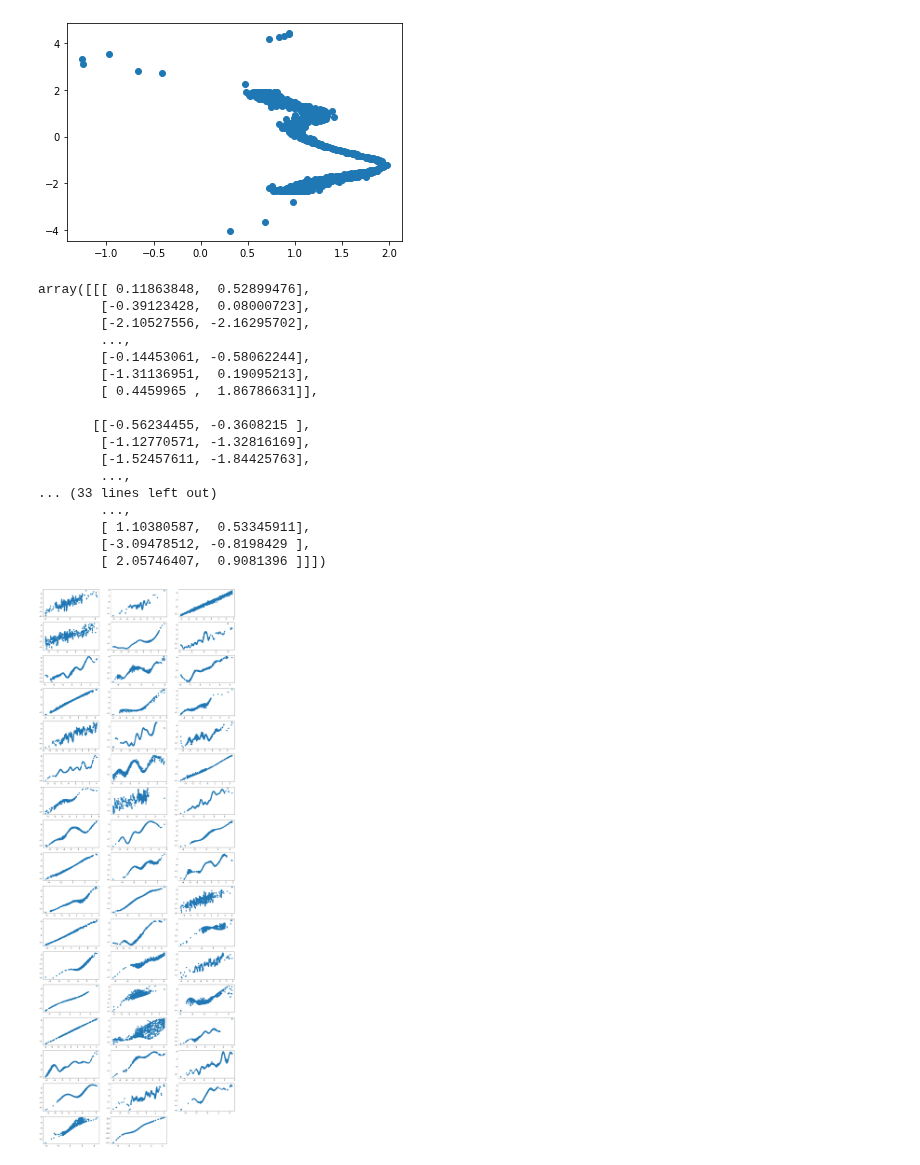
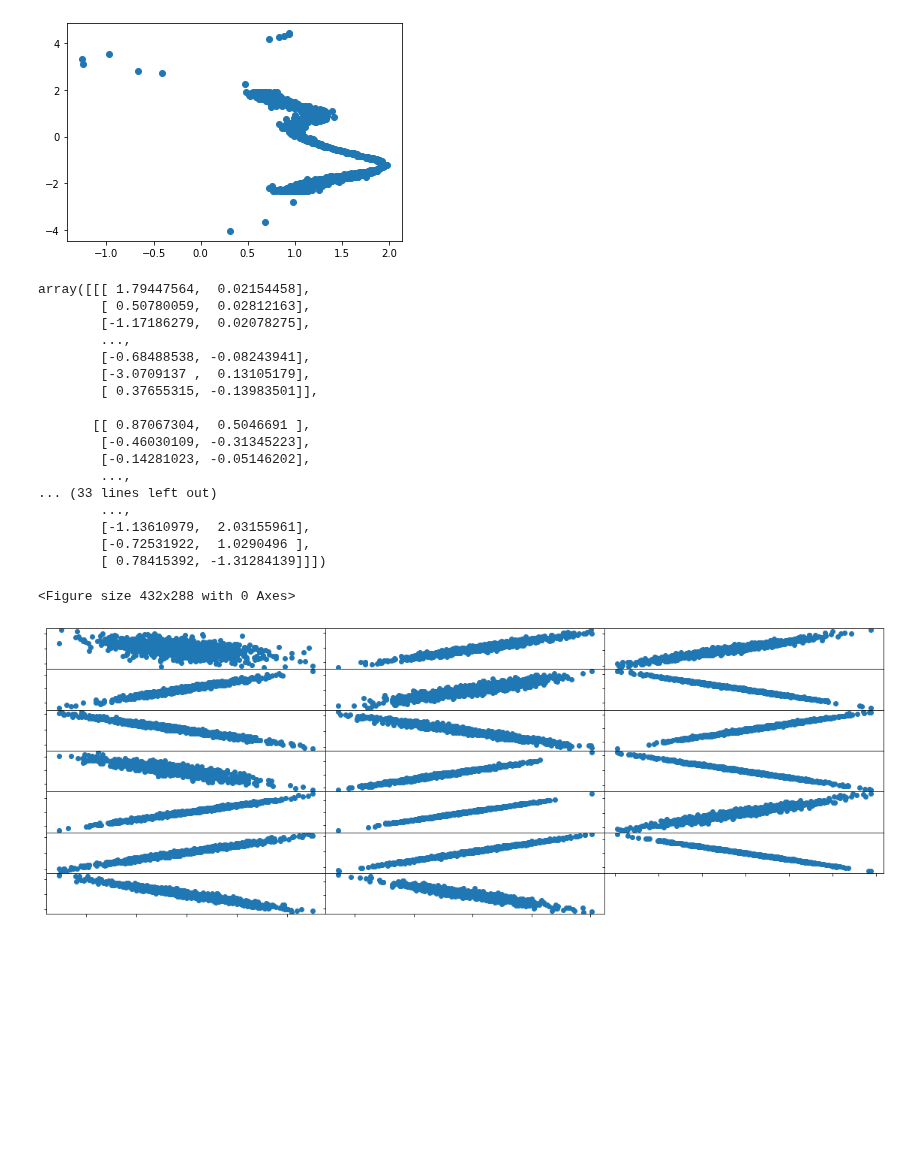
Before and after one commit to Anish144/causal_discovery_bayesian_model_selection, a Jupyter notebook: notebooks/generate_gplvm_data.ipynb, the cells around one changed output. Saved outputs shown, nothing was run; the diff lists cells and outputs as text; code cells hidden in the pictures; blank space fills up the shorter version.

Commit message:
Linear experiments done

```diff
--- a/notebooks/generate_gplvm_data.ipynb
+++ b/notebooks/generate_gplvm_data.ipynb
@@ -108,39 +108,44 @@ import csv
 import numpy as np
 
 
-file = "/vol/bitbucket/ad6013/Research/gp-causal/data/gplvm_pairs/files/gplvm_pairs_2.npy"
+file = "/vol/bitbucket/ad6013/Research/gp-causal/data/linear_pairs/files/linear_pairs.npy"
 
 # to read file you saved
 gplvm_pairs = np.load(file)
 # %%
 gplvm_pairs
 # %% [output]
-array([[[ 0.11863848,  0.52899476],
-        [-0.39123428,  0.08000723],
-        [-2.10527556, -2.16295702],
+array([[[ 1.79447564,  0.02154458],
+        [ 0.50780059,  0.02812163],
+        [-1.17186279,  0.02078275],
         ...,
-        [-0.14453061, -0.58062244],
-        [-1.31136951,  0.19095213],
-        [ 0.4459965 ,  1.86786631]],
+        [-0.68488538, -0.08243941],
+        [-3.0709137 ,  0.13105179],
+        [ 0.37655315, -0.13983501]],
 
-       [[-0.56234455, -0.3608215 ],
-        [-1.12770571, -1.32816169],
-        [-1.52457611, -1.84425763],
+       [[ 0.87067304,  0.5046691 ],
+        [-0.46030109, -0.31345223],
+        [-0.14281023, -0.05146202],
         ...,
 ... (33 lines left out)
         ...,
-        [ 1.10380587,  0.53345911],
-        [-3.09478512, -0.8198429 ],
-        [ 2.05746407,  0.9081396 ]]])
+        [-1.13610979,  2.03155961],
+        [-0.72531922,  1.0290496 ],
+        [ 0.78415392, -1.31284139]]])
 # %%
 import matplotlib.pyplot as plt
-# plt.subplots_adjust(hspace=0.5)
-plt.figure(figsize=(20, 70))
+plt.subplots_adjust(hspace=0.5)
+plt.figure(figsize=(20, 10))
 
-for i in range(0, 50):
-    ax = plt.subplot(20, 3, i + 1)
-    ax.scatter(gplvm_pairs[i, :, 0], gplvm_pairs[i, :, 1])
-plt.show()
-plt.close()
+
+for i in range(0, 20):
+    ax = plt.subplot(10, 3, i + 1)
+    ax.axes.xaxis.set_ticklabels([])
+    ax.axes.yaxis.set_ticklabels([])
+    ax.scatter(gplvm_pairs[i + 51, :, 0], gplvm_pairs[i + 51, :, 1])
+plt.subplots_adjust(wspace=0, hspace=0)
+
+# plt.savefig("model_samples_2.png", bbox_inches='tight')
 # %% [output]
+<Figure size 432x288 with 0 Axes>
-[figure, old version]
+[figure, new version]
```
Also changed, not shown: 48 other files.
